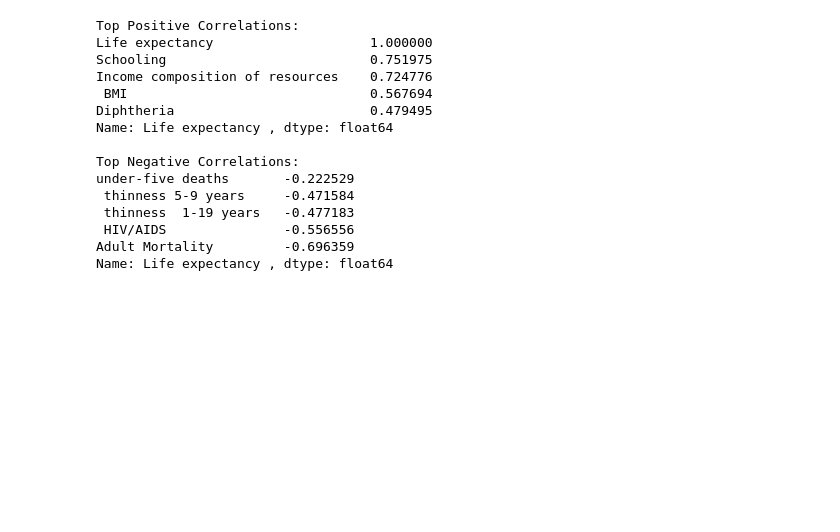
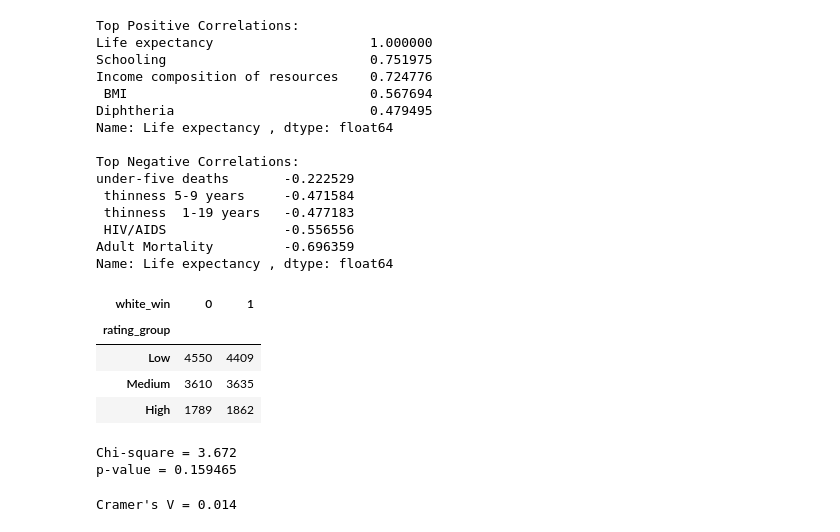
Before and after one commit to HlaMohd/10th-session-assignment-, a Jupyter notebook: scripts.ipynb, the cells around one changed output. Cells and saved outputs as stored; diff of their text form; code cells hidden in the pictures; blank space fills up the shorter version.

Commit message:
AQ4 Chi-squared test — rating group vs win rate, with effect size

```diff
--- a/scripts..ipynb
+++ b/scripts.ipynb
@@ -158,3 +169,57 @@ under-five deaths       -0.222529
  HIV/AIDS               -0.556556
 Adult Mortality         -0.696359
 Name: Life expectancy , dtype: float64
+# %%
+# Create a binary column indicating whether White player won the game
+# True → 1, False → 0
+chess['white_win'] = (chess['winner'] == 'White').astype(int)
+
+# Group rating differences into categorical bins:
+# Low: 0–100 rating difference
+# Medium: 100–300 rating difference
+# High: 300+ rating difference (up to max value in dataset)
+chess['rating_group'] = pd.cut(
+    chess['rating_diff'],
+    bins=[0, 100, 300, chess['rating_diff'].max()],
+    labels=['Low', 'Medium', 'High']
+)
+# %%
+# Create a contingency table (cross-tabulation) between rating group and white win outcome
+# This shows how many games fall into each combination:
+# rows → rating difference groups (Low, Medium, High)
+# columns → white_win (0 = White lost, 1 = White won)
+table = pd.crosstab(
+    chess['rating_group'] ,
+    chess['white_win'] ,
+)
+# %% [output]
+| white_win | 0 | 1 |
+| rating_group |  |  |
+| Low | 4550 | 4409 |
+| Medium | 3610 | 3635 |
+| High | 1789 | 1862 |
+# %%
+# Perform Chi-square test of independence
+# Tests whether there is a relationship between rating group and white win outcome
+chi2, p, dof, expected = chi2_contingency(table)
+
+# Print test statistics
+print(f"Chi-square = {chi2:.3f}")
+print(f"p-value = {p:.6f}")
+# %% [output]
+Chi-square = 3.672
+p-value = 0.159465
+# %%
+# Compute total number of observations in the contingency table
+n = table.sum().sum()
+
+# Compute Cramér's V effect size for Chi-square test
+# Measures strength of association (0 = no association, 1 = strong association)
+cramers_v = np.sqrt(
+    chi2 / (n * (min(table.shape)-1))
+)
+
+# Print result
+print(f"Cramer's V = {cramers_v:.3f}")
+# %% [output]
+Cramer's V = 0.014
```
Also changed, not shown: parts of 6 cells of this notebook.
